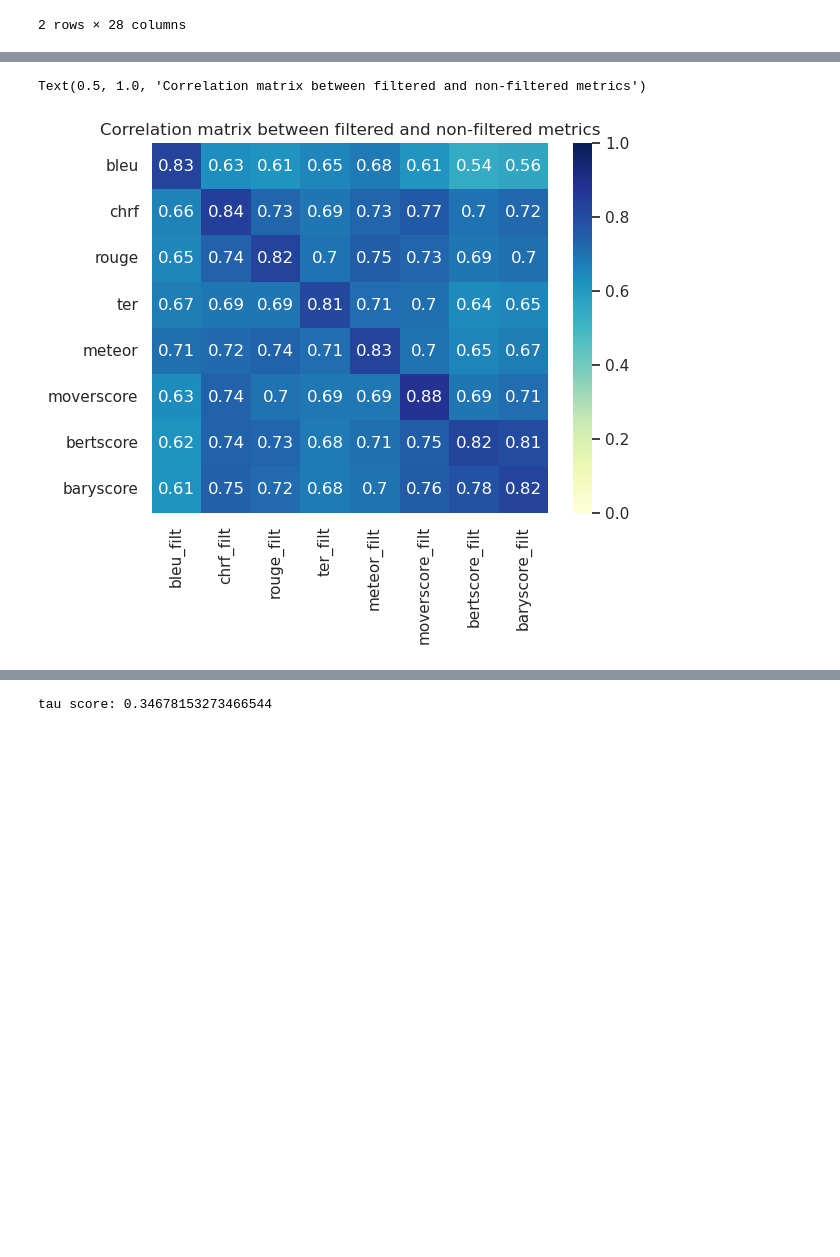
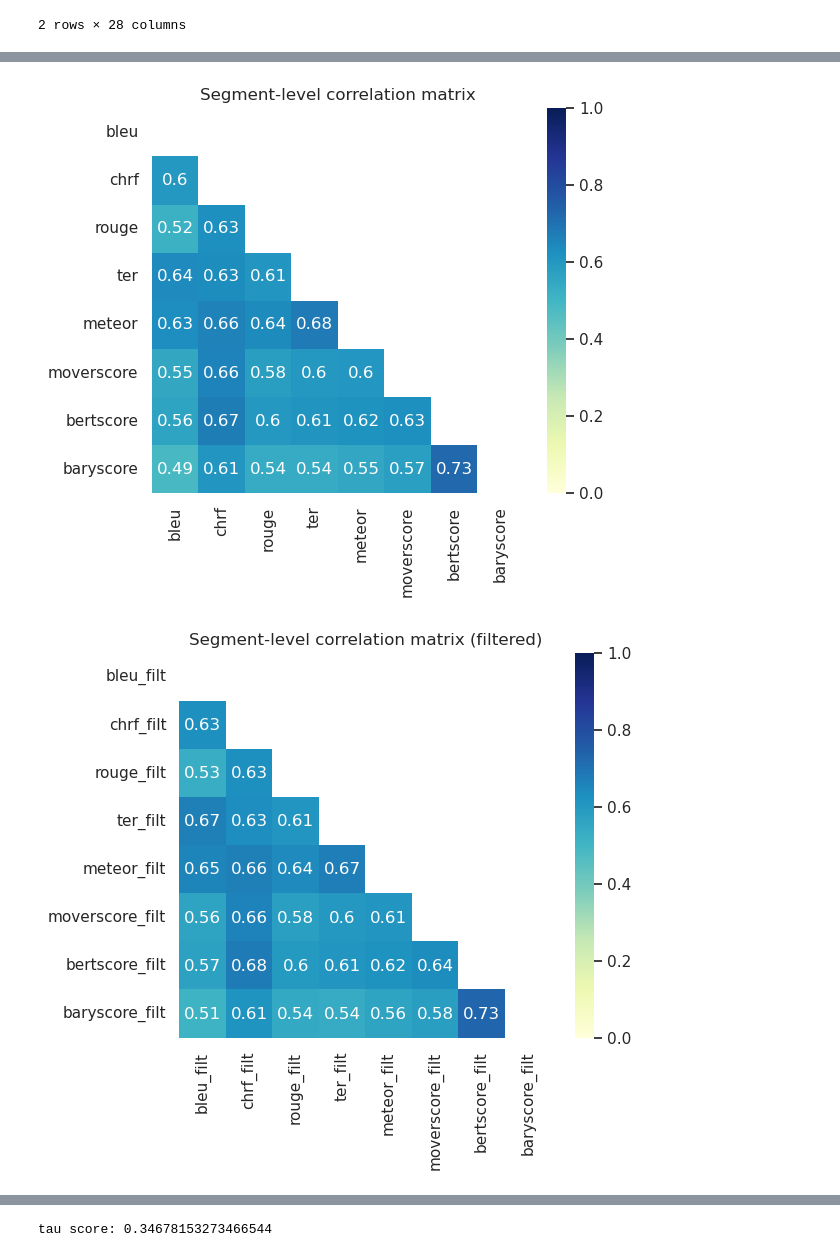
Before and after one commit to fernandokm/nlg_metrics_similarity, a Jupyter notebook: metrics_evaluation.ipynb, the cells around one changed output, grey strips where cells are left out. Drawn from its saved outputs; the diff is of its cells as text; code cells hidden in the pictures; blank space fills up the shorter version.

```diff
--- a/metrics_evaluation.ipynb
+++ b/metrics_evaluation.ipynb
@@ -167,8 +177,43 @@ with sns.axes_style(style="white"):
-# %%
-sns.heatmap(corr_mat.loc[metrics_normal, metrics_filt], cmap="YlGnBu", vmin=0, vmax=1, annot=True)
-savefig("correlation_normal_filt")
-plt.title("Correlation matrix between filtered and non-filtered metrics")
-# %% [output]
-Text(0.5, 1.0, 'Correlation matrix between filtered and non-filtered metrics')
-[figure, removed]
+# %%
+cols = metrics_all + ["mqm_avg_score", "da_score"]
+corr_mat_text = pd.DataFrame(np.nan, index=cols, columns=cols)
+for i, m1 in enumerate(cols):
+    corr_mat_text.loc[m1, m1] = 1
+    for m2 in cols[i + 1 :]:
+        r = (
+            full_data.groupby("seg_id")[[m1, m2]]
+            .apply(lambda group: group.corr("kendall").iloc[0, 1])
+            .mean()
+        )
+        corr_mat_text.loc[m1, m2] = r
+        corr_mat_text.loc[m2, m1] = r
+corr_mat_text = corr_mat_text.abs()
+
+with sns.axes_style(style="white"):
+    plt.figure(figsize=(6, 5))
+    sns.heatmap(
+        corr_mat_text.loc[metrics_normal, metrics_normal],
+        mask=mask,
+        cmap="YlGnBu",
+        vmin=0,
+        vmax=1,
+        annot=True,
+    )
+    savefig("correlation_matrix_segment_normal")
+    plt.title("Segment-level correlation matrix")
+
+    plt.figure(figsize=(6, 5))
+    sns.heatmap(
+        corr_mat_text.loc[metrics_filt, metrics_filt],
+        mask=mask,
+        cmap="YlGnBu",
+        vmin=0,
+        vmax=1,
+        annot=True,
+    )
+    savefig("correlation_matrix_segment_filtered")
+    plt.title("Segment-level correlation matrix (filtered)")
+# %% [output]
+[figure, added]
+[figure, added]
 # %% [markdown]
```
Also changed, not shown: parts of 33 cells of this notebook.
